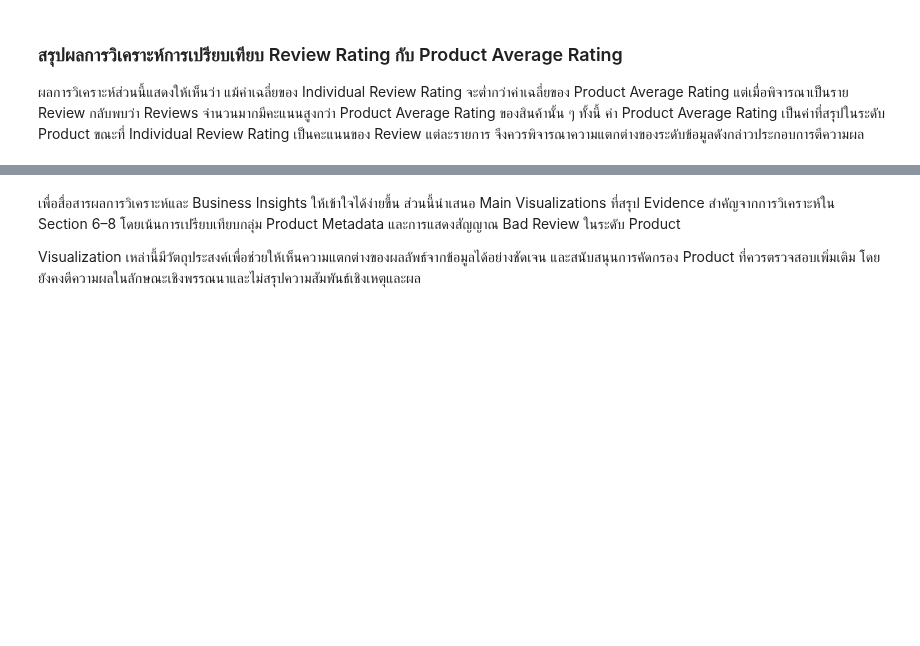
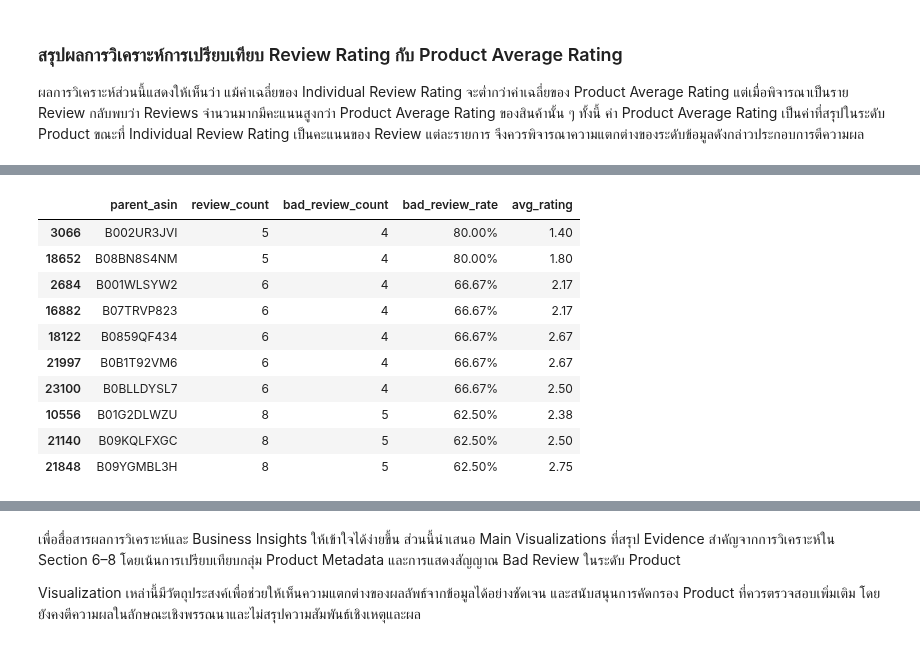
Before and after one commit to suphitchakh-web/Project_1, a Jupyter notebook: Team06_Part2 & Part3.ipynb, the cells around one changed output, grey strips where cells are left out. Cells and saved outputs as stored; diff of their text form; code cells hidden in the pictures; blank space fills up the shorter version.

```diff
--- a/Team06_Part2 & Part3.ipynb
+++ b/Team06_Part2 & Part3.ipynb
@@ -2551,0 +1493,69 @@ Reality Check สนับสนุนให้ใช้ Business Insights ท
+# %%
+# ============================================
+# 2.5.1 Product-level Analysis
+# ============================================
+
+# 1. สรุปข้อมูลในระดับ Product
+product_summary = (
+    analysis_df
+    .groupby("parent_asin")
+    .agg(
+        review_count=("rating", "count"),
+        bad_review_count=("bad_review", "sum"),
+        avg_rating=("rating", "mean")
+    )
+    .reset_index()
+)
+
+# 2. คำนวณ Bad Review Rate (%)
+product_summary["bad_review_rate"] = (
+    product_summary["bad_review_count"]
+    / product_summary["review_count"]
+    * 100
+)
+
+# 3. กำหนด Minimum Review Threshold
+MIN_REVIEWS = 5
+
+product_priority = (
+    product_summary[
+        product_summary["review_count"] >= MIN_REVIEWS
+    ]
+    .copy()
+)
+
+# 4. เรียง Product ตาม Bad Review Rate สูงสุด
+#    ถ้า Rate เท่ากัน ให้ Product ที่มี Reviews มากกว่าอยู่ก่อน
+product_priority = product_priority.sort_values(
+    by=["bad_review_rate", "review_count"],
+    ascending=[False, False]
+)
+
+# 5. แสดงจำนวน Product ก่อนและหลังใช้ Threshold
+print("จำนวน Product ทั้งหมด:", len(product_summary))
+
+print(
+    f"จำนวน Product ที่มี Reviews >= {MIN_REVIEWS}:",
+    len(product_priority)
+)
+
+# 6. แสดง Top 10 Product ที่มี Bad Review Rate สูงสุด
+print("\nTop 10 Products ที่มี Bad Review Rate สูงสุด")
+
+display(
+    product_priority[
+        [
+            "parent_asin",
+            "review_count",
+            "bad_review_count",
+            "bad_review_rate",
+            "avg_rating"
+        ]
+    ]
+    .head(10)
+    .style.format({
+        "bad_review_rate": "{:.2f}%",
+        "avg_rating": "{:.2f}"
+    })
+)
+# %% [output]
@@ -2551,0 +1566,11 @@ Reality Check สนับสนุนให้ใช้ Business Insights ท
+|  | parent_asin | review_count | bad_review_count | bad_review_rate | avg_rating |
+| 3066 | B002UR3JVI | 5 | 4 | 80.00% | 1.40 |
+| 18652 | B08BN8S4NM | 5 | 4 | 80.00% | 1.80 |
+| 2684 | B001WLSYW2 | 6 | 4 | 66.67% | 2.17 |
+| 16882 | B07TRVP823 | 6 | 4 | 66.67% | 2.17 |
+| 18122 | B0859QF434 | 6 | 4 | 66.67% | 2.67 |
+| 21997 | B0B1T92VM6 | 6 | 4 | 66.67% | 2.67 |
+| 23100 | B0BLLDYSL7 | 6 | 4 | 66.67% | 2.50 |
+| 10556 | B01G2DLWZU | 8 | 5 | 62.50% | 2.38 |
+| 21140 | B09KQLFXGC | 8 | 5 | 62.50% | 2.50 |
+| 21848 | B09YGMBL3H | 8 | 5 | 62.50% | 2.75 |
```
Also changed, not shown: parts of 160 cells of this notebook.
